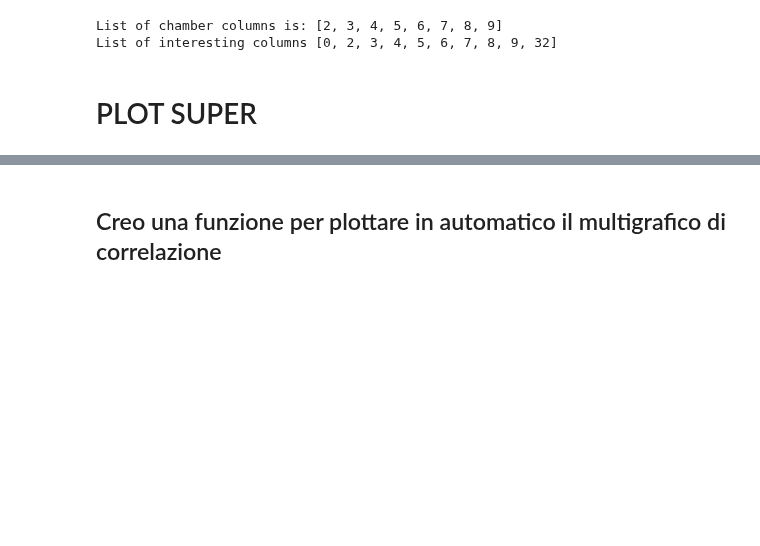
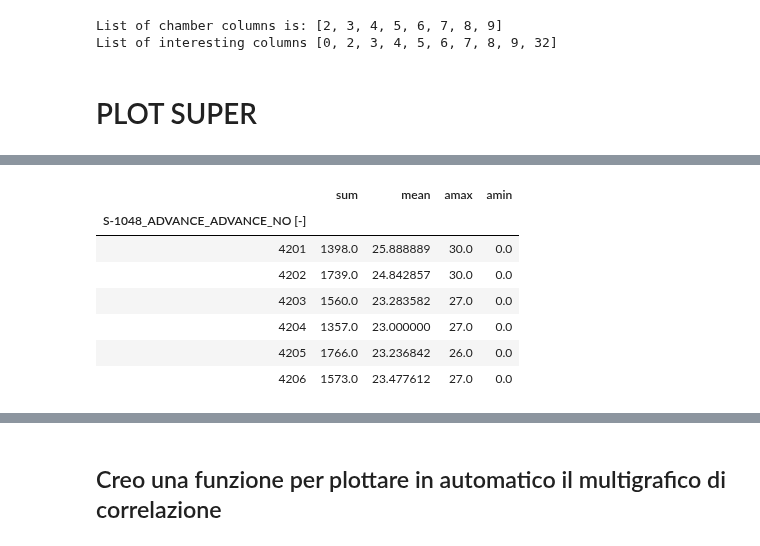
Before and after one commit to fabrizioperuzzo/tbm-slurry-data, a Jupyter notebook: FAL-1048-20100107_LAST.ipynb, the cells around one changed output, grey strips where cells are left out. Cells and saved outputs as stored; diff of their text form; code cells hidden in the pictures; blank space fills up the shorter version.

```diff
--- a/FAL-1048-20100107_LAST.ipynb
+++ b/FAL-1048-20100107_LAST.ipynb
@@ -448,3 +656,14 @@ Name: datestamp, Length: 2879, dtype: datetime64[ns]
+# %%
+dfxls[dfxls.state=='fulloper'].groupby(col_list[pos_num]).agg([np.sum,np.mean,np.max,np.min])['stroke_diff[mm]']
+# %% [output]
+|  | sum | mean | amax | amin |
+| S-1048_ADVANCE_ADVANCE_NO [-] |  |  |  |  |
+| 4201 | 1398.0 | 25.888889 | 30.0 | 0.0 |
+| 4202 | 1739.0 | 24.842857 | 30.0 | 0.0 |
+| 4203 | 1560.0 | 23.283582 | 27.0 | 0.0 |
+| 4204 | 1357.0 | 23.000000 | 27.0 | 0.0 |
+| 4205 | 1766.0 | 23.236842 | 26.0 | 0.0 |
+| 4206 | 1573.0 | 23.477612 | 27.0 | 0.0 |
 # %%
 # load all the static images into a list then save as an animated gif
 gif_filepath = '{}/{}.gif'.format(save_folder, gif_filename)
```
Also changed, not shown: parts of 46 cells of this notebook.
